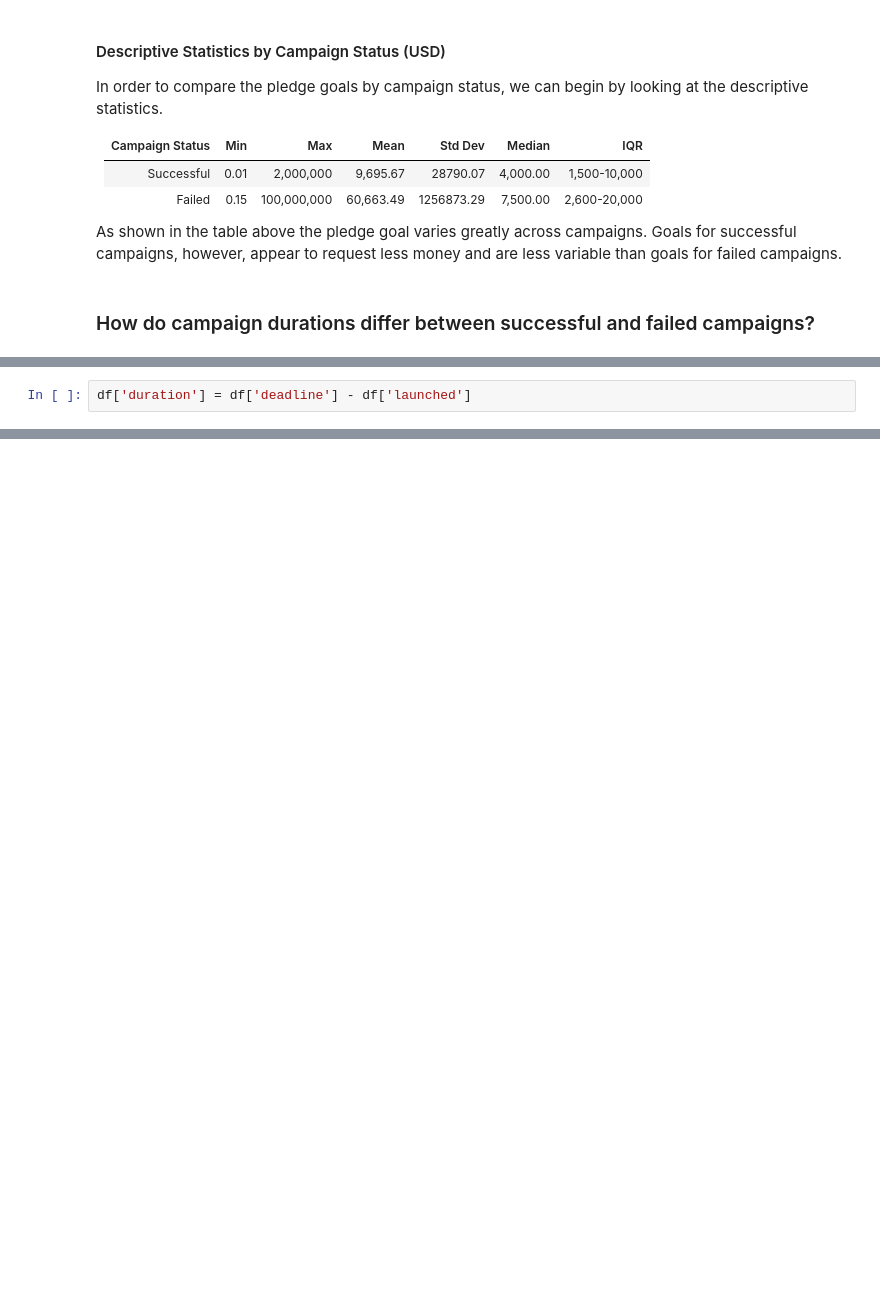
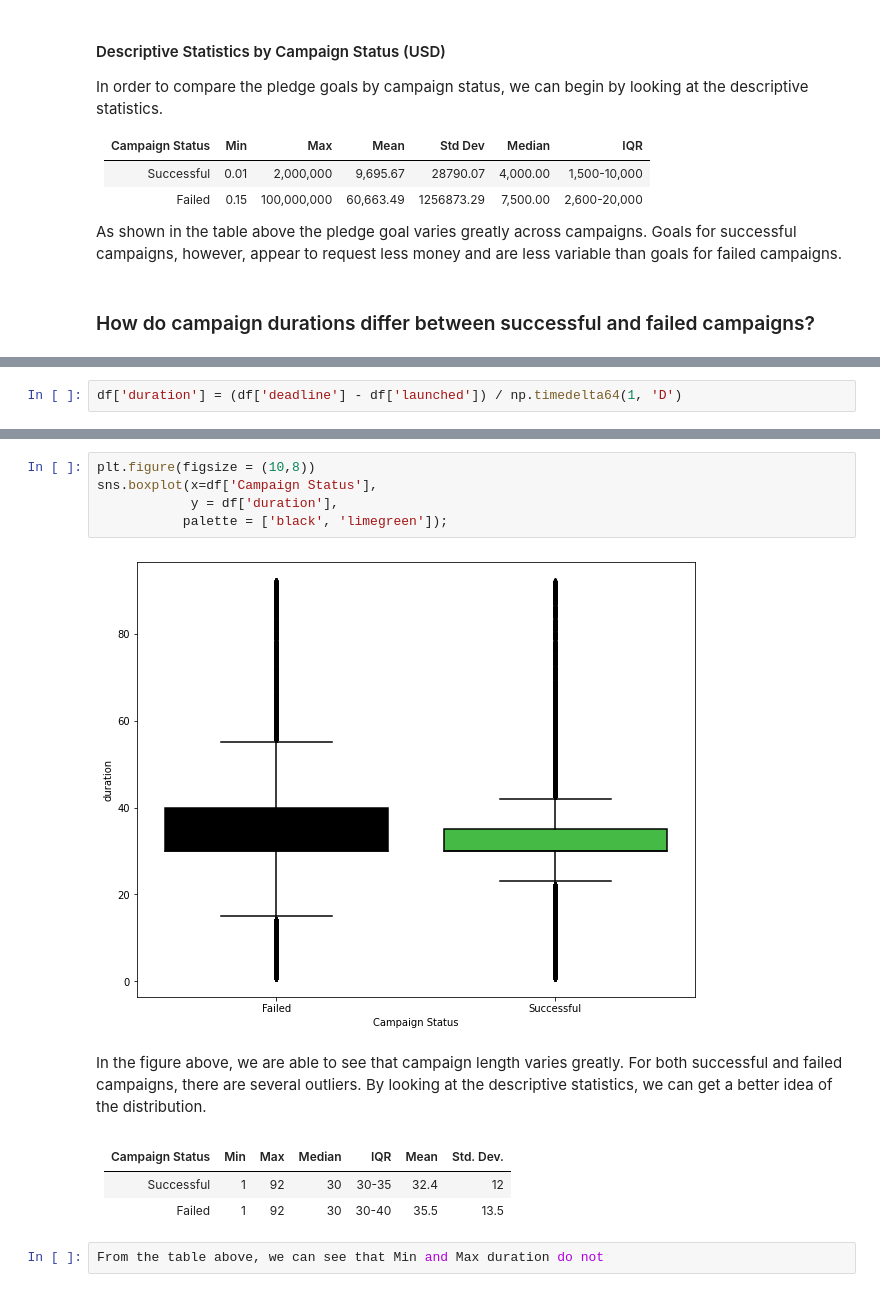
Before and after one commit to jlu90/Success_On_Kickstarter, a Jupyter notebook: code/Kickstarter_Project.ipynb, the cells around one changed output, grey strips where cells are left out. Saved outputs shown, nothing was run; the diff lists cells and outputs as text; blank space fills up the shorter version.

Commit message:
descriptive stats for duration

```diff
--- a/code/Kickstarter_Project.ipynb
+++ b/code/Kickstarter_Project.ipynb
@@ -236,2 +238,2 @@ As shown in the table above the pledge goal varies greatly across campaigns. Goa
 # %%
-df['duration'] = df['deadline'] - df['launched']
+df['duration'] = (df['deadline'] - df['launched']) / np.timedelta64(1, 'D')
@@ -245,0 +240,16 @@ df['duration'] = df['deadline'] - df['launched']
+# %%
+plt.figure(figsize = (10,8))
+sns.boxplot(x=df['Campaign Status'],
+            y = df['duration'],
+           palette = ['black', 'limegreen']);
+# %% [output]
+[figure, added]
+# %% [markdown]
+In the figure above, we are able to see that campaign length varies greatly. For both successful and failed campaigns, there are several outliers. By looking at the descriptive statistics, we can get a better idea of the distribution.
+# %% [markdown]
+|Campaign Status| Min| Max| Median| IQR| Mean| Std. Dev.|
+|-|-|-|-|-|-|-|
+|Successful|1|92|30|30-35|32.4|12|
+|Failed|1|92|30|30-40|35.5|13.5
+# %%
+From the table above, we can see that Min and Max duration do not
```
Also changed, not shown: parts of 2 cells of this notebook.
